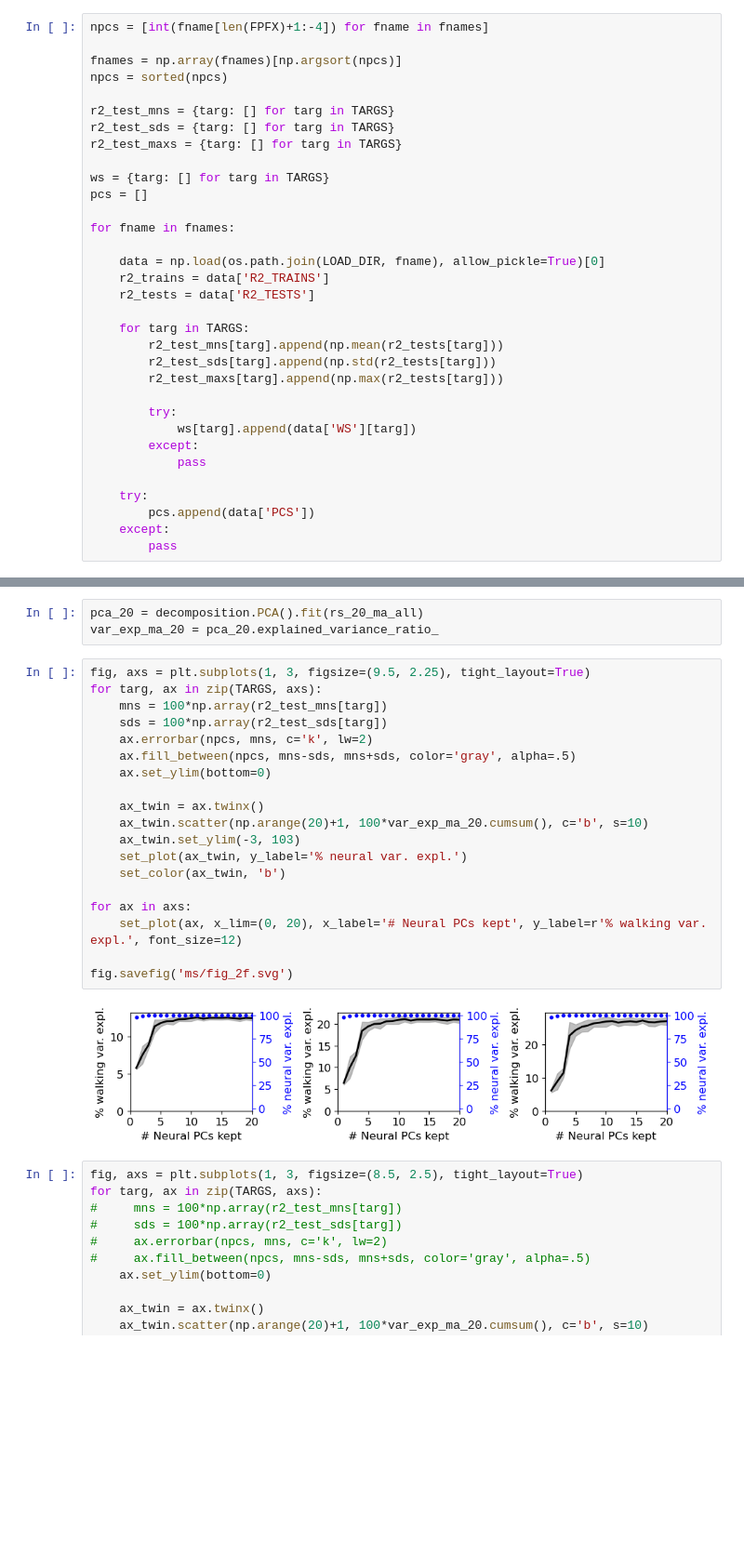
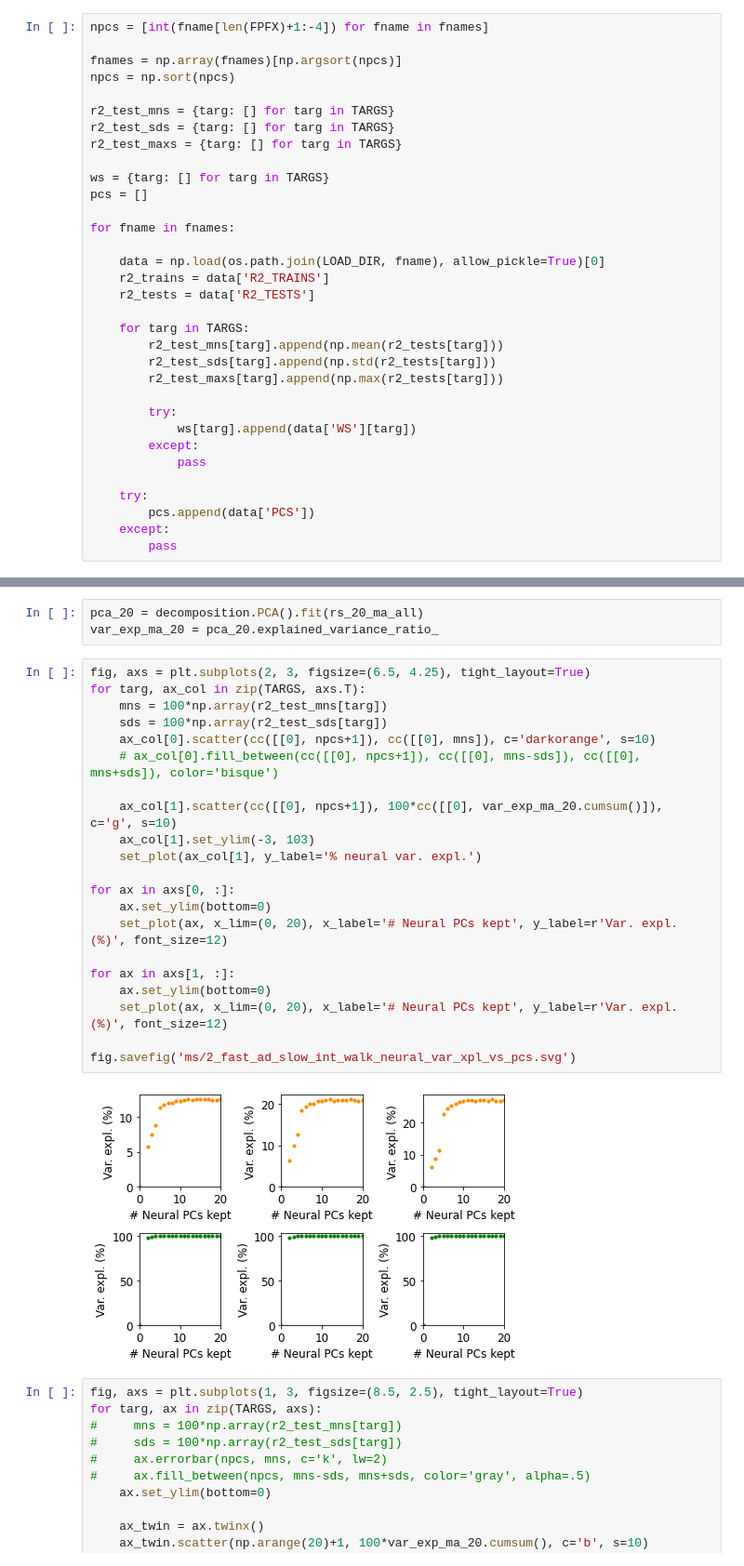
Before and after one commit to rkp8000/inferring-neural-codes, a Jupyter notebook: 07_C_analyze_ma_vary_pc.ipynb, the cells around one changed output, grey strips where cells are left out. Shown at 93% size. Saved outputs shown, nothing was run; the diff lists cells and outputs as text; blank space fills up the shorter version.

```diff
--- a/07_C_analyze_ma_vary_pc.ipynb
+++ b/07_C_analyze_ma_vary_pc.ipynb
@@ -48,7 +48,7 @@ fnames = [fname for fname in os.listdir(LOAD_DIR) if fname.startswith(FPFX)]
 npcs = [int(fname[len(FPFX)+1:-4]) for fname in fnames]
 
 fnames = np.array(fnames)[np.argsort(npcs)]
-npcs = sorted(npcs)
+npcs = np.sort(npcs)
 
 r2_test_mns = {targ: [] for targ in TARGS}
 r2_test_sds = {targ: [] for targ in TARGS}
@@ -131,26 +131,28 @@ rs_20_ma_all = cc(rs_20_mas, axis=0)
 pca_20 = decomposition.PCA().fit(rs_20_ma_all)
 var_exp_ma_20 = pca_20.explained_variance_ratio_
 # %%
-fig, axs = plt.subplots(1, 3, figsize=(9.5, 2.25), tight_layout=True)
-for targ, ax in zip(TARGS, axs):
+fig, axs = plt.subplots(2, 3, figsize=(6.5, 4.25), tight_layout=True)
+for targ, ax_col in zip(TARGS, axs.T):
     mns = 100*np.array(r2_test_mns[targ])
     sds = 100*np.array(r2_test_sds[targ])
-    ax.errorbar(npcs, mns, c='k', lw=2)
-    ax.fill_between(npcs, mns-sds, mns+sds, color='gray', alpha=.5)
+    ax_col[0].scatter(cc([[0], npcs+1]), cc([[0], mns]), c='darkorange', s=10)
+    # ax_col[0].fill_between(cc([[0], npcs+1]), cc([[0], mns-sds]), cc([[0], mns+sds]), color='bisque')
+
+    ax_col[1].scatter(cc([[0], npcs+1]), 100*cc([[0], var_exp_ma_20.cumsum()]), c='g', s=10)
+    ax_col[1].set_ylim(-3, 103)
+    set_plot(ax_col[1], y_label='% neural var. expl.')
+
+for ax in axs[0, :]:
     ax.set_ylim(bottom=0)
+    set_plot(ax, x_lim=(0, 20), x_label='# Neural PCs kept', y_label=r'Var. expl. (%)', font_size=12)
 
-    ax_twin = ax.twinx()
-    ax_twin.scatter(np.arange(20)+1, 100*var_exp_ma_20.cumsum(), c='b', s=10)
-    ax_twin.set_ylim(-3, 103)
-    set_plot(ax_twin, y_label='% neural var. expl.')
-    set_color(ax_twin, 'b')
+for ax in axs[1, :]:
+    ax.set_ylim(bottom=0)
+    set_plot(ax, x_lim=(0, 20), x_label='# Neural PCs kept', y_label=r'Var. expl. (%)', font_size=12)
 
-for ax in axs:
-    set_plot(ax, x_lim=(0, 20), x_label='# Neural PCs kept', y_label=r'% walking var. expl.', font_size=12)
-
-fig.savefig('ms/fig_2f.svg')
+fig.savefig('ms/2_fast_ad_slow_int_walk_neural_var_xpl_vs_pcs.svg')
 # %% [output]
-[figure, old version]
+[figure, new version]
 # %%
 fig, axs = plt.subplots(1, 3, figsize=(8.5, 2.5), tight_layout=True)
 for targ, ax in zip(TARGS, axs):
```
Also changed, not shown: 52 other files.
